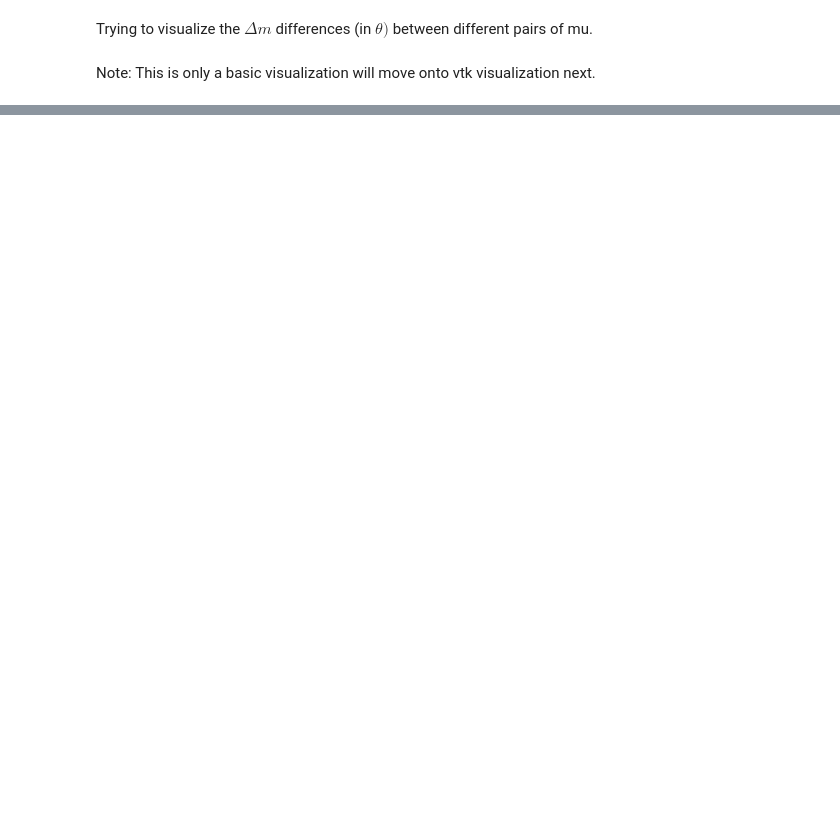
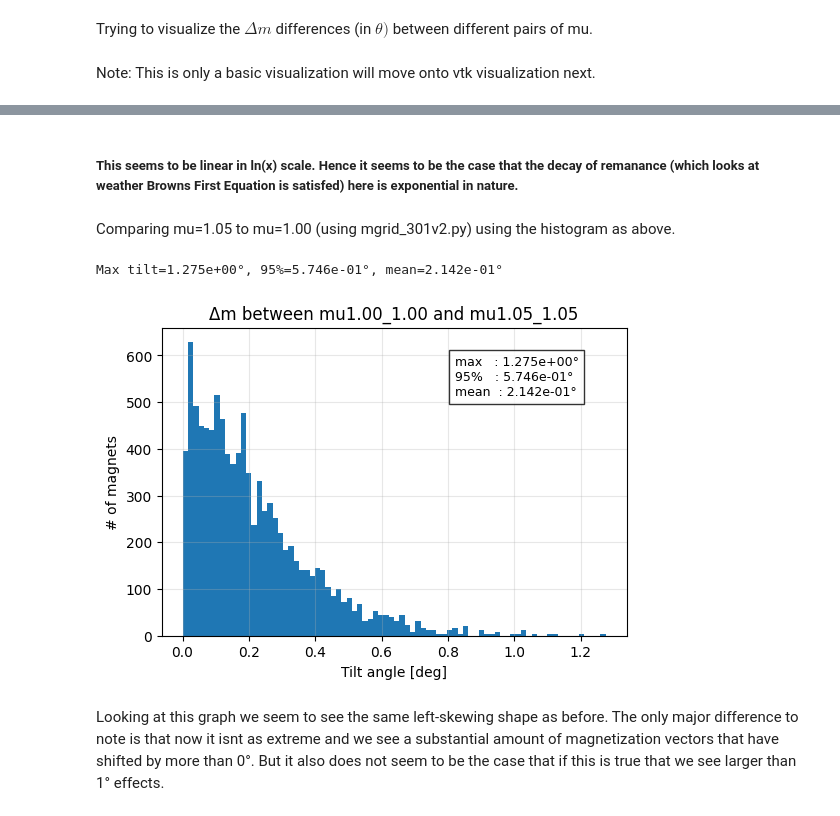
Before and after one commit to armulrich/MUSE, a Jupyter notebook: Attempt_to_Replicate_finite_mu_MUSE.ipynb, the cells around one changed output, grey strips where cells are left out. Drawn from its saved outputs; the diff is of its cells as text; code cells hidden in the pictures; blank space fills up the shorter version.

Commit message:
Finished mgrid_301v2 and corresponding files

```diff
--- a/Attempt_to_Replicate_finite_mu_MUSE.ipynb
+++ b/Attempt_to_Replicate_finite_mu_MUSE.ipynb
@@ -155,0 +431,15 @@ Max tilt = 3.013e+01°, 95% = 7.575e+00°, Mean = 2.204e+00°
+# %% [markdown]
+##### This seems to be linear in ln(x) scale. Hence it seems to be the case that the decay of remanance (which looks at weather Browns First Equation is satisfed) here is exponential in nature.
+# %% [markdown]
+Comparing mu=1.05 to mu=1.00 (using mgrid_301v2.py) using the histogram as above.
+# %%
+## V2 Of this since working with revised mgrid_301v2.py ##
+REF_TAG = "mu1.00_1.00" # -> Baseline
+CMP_TAG = "mu1.05_1.05"  # Change this if you want a different mu comparison
+compare_m_vectors(REF_TAG, CMP_TAG)
+plt.show()
+# %% [output]
+Max tilt=1.275e+00°, 95%=5.746e-01°, mean=2.142e-01°
+[figure, added]
+# %% [markdown]
+Looking at this graph we seem to see the same left-skewing shape as before. The only major difference to note is that now it isnt as extreme and we see a substantial amount of magnetization vectors that have shifted by more than 0°. But it also does not seem to be the case that if this is true that we see larger than 1° effects.
```
Also changed, not shown: parts of 52 cells of this notebook, 4 other files.
